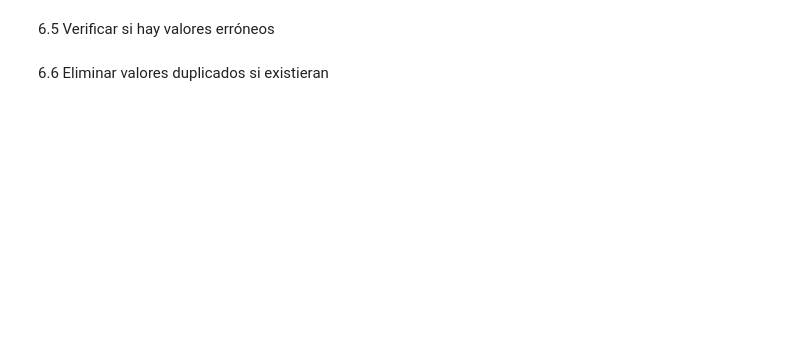
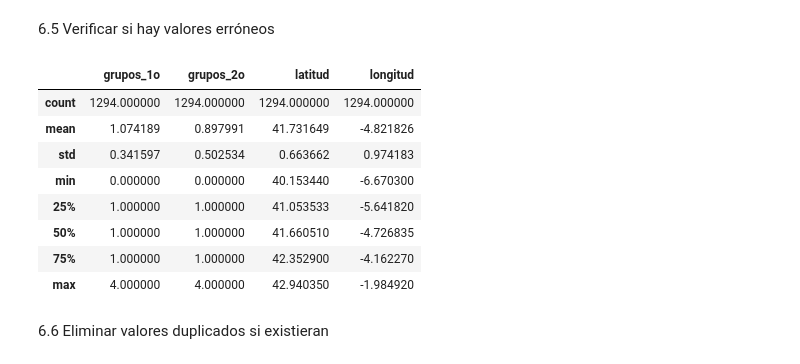
Before and after one commit to Ciclo-Especializacion-IA-y-BigData/actividad-numpy-y-pandas-KevinSilvares, a Jupyter notebook: Tutorial_Pandas.ipynb, the cells around one changed output. Cells and saved outputs as stored; diff of their text form; code cells hidden in the pictures; blank space fills up the shorter version.

```diff
--- a/Tutorial_Pandas.ipynb
+++ b/Tutorial_Pandas.ipynb
@@ -2332,2 +2484,5 @@ Name: Duration, dtype: float64
 # %% [markdown]
 #### 6.4 Rellenar los valores nulos por 0.0
+# %%
+df_limpio = df_limpio.fillna(0.0)
+df_limpio.isna().sum()
@@ -2334,4 +2507,16 @@ Name: Duration, dtype: float64
 # %% [markdown]
 6.5 Verificar si hay valores erróneos
+# %%
+df_limpio.describe()
+# %% [output]
+|  | grupos_1o | grupos_2o | latitud | longitud |
+| count | 1294.000000 | 1294.000000 | 1294.000000 | 1294.000000 |
+| mean | 1.074189 | 0.897991 | 41.731649 | -4.821826 |
+| std | 0.341597 | 0.502534 | 0.663662 | 0.974183 |
+| min | 0.000000 | 0.000000 | 40.153440 | -6.670300 |
+| 25% | 1.000000 | 1.000000 | 41.053533 | -5.641820 |
+| 50% | 1.000000 | 1.000000 | 41.660510 | -4.726835 |
+| 75% | 1.000000 | 1.000000 | 42.352900 | -4.162270 |
+| max | 4.000000 | 4.000000 | 42.940350 | -1.984920 |
 # %% [markdown]
 6.6 Eliminar valores duplicados si existieran
```
Also changed, not shown: parts of 19 cells of this notebook, 1 other file.
